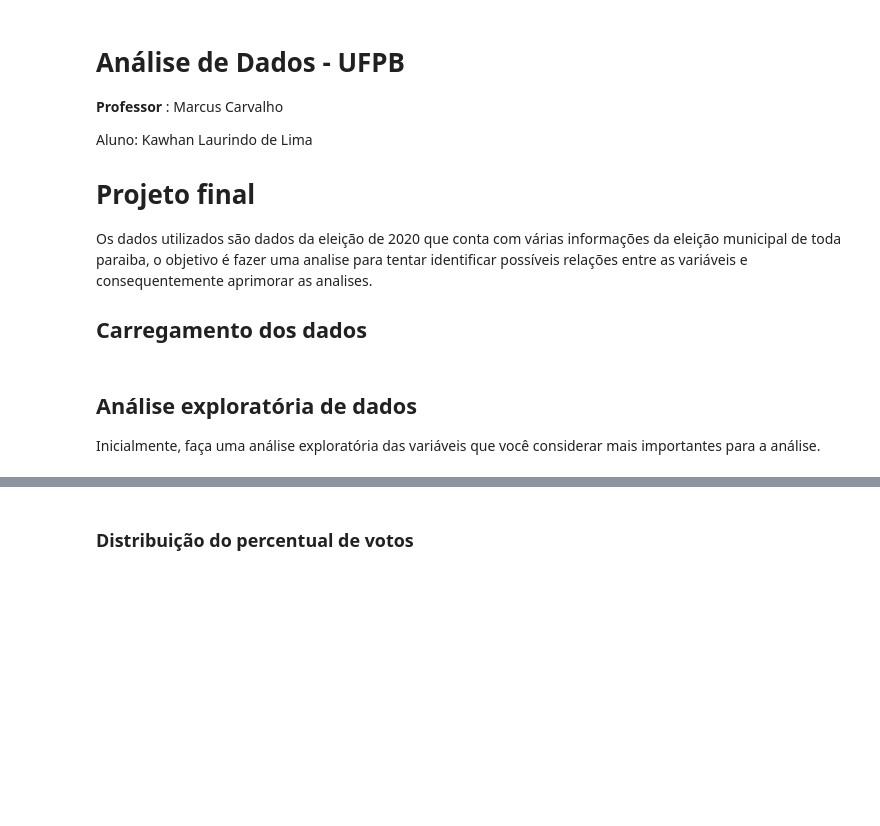
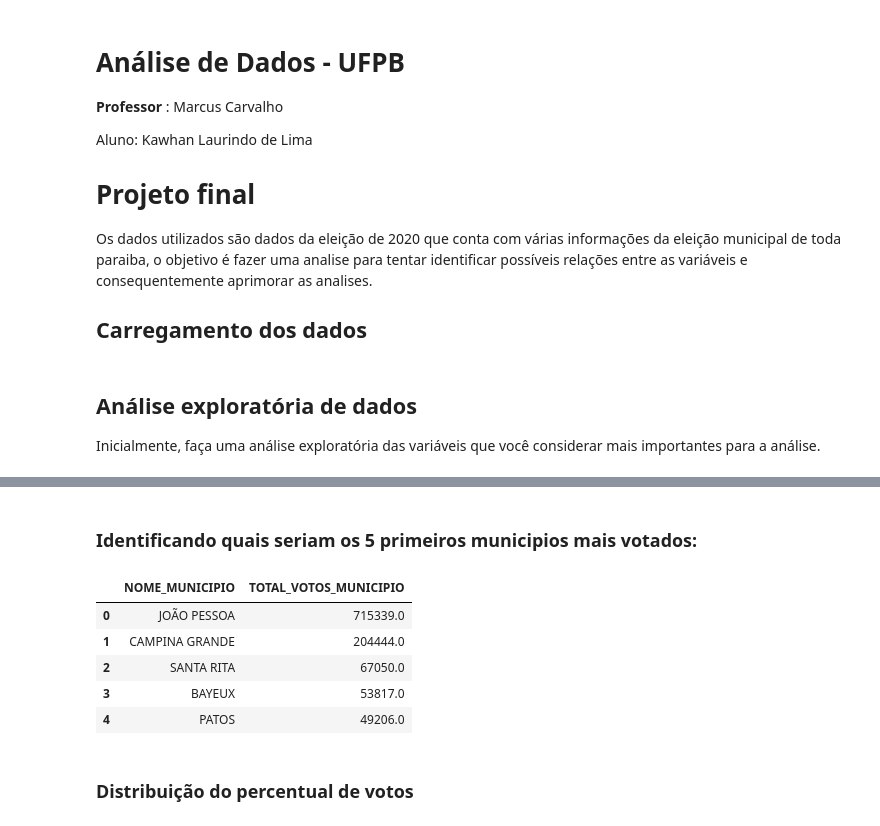
Before and after one commit to Kawhan/final_data_project, a Jupyter notebook: relatorio.ipynb, the cells around one changed output, grey strips where cells are left out. Saved outputs shown, nothing was run; the diff lists cells and outputs as text; code cells hidden in the pictures; blank space fills up the shorter version.

```diff
--- a/relatorio.ipynb
+++ b/relatorio.ipynb
@@ -72,3 +85,16 @@ eleicao['PERCENTUAL_VOTOS'] = (eleicao['QT_VOTOS'] / total_votos_eleicao) * 100
+# %% [markdown]
+### Identificando quais seriam os 5 primeiros municipios mais votados:
+# %%
+cinco_primeiros_municipios = eleicao.groupby('NOME_MUNICIPIO')['TOTAL_VOTOS_MUNICIPIO'].max().nlargest(5).reset_index()
+
+cinco_primeiros_municipios
+# %% [output]
+|  | NOME_MUNICIPIO | TOTAL_VOTOS_MUNICIPIO |
+| 0 | JOÃO PESSOA | 715339.0 |
+| 1 | CAMPINA GRANDE | 204444.0 |
+| 2 | SANTA RITA | 67050.0 |
+| 3 | BAYEUX | 53817.0 |
+| 4 | PATOS | 49206.0 |
 # %% [markdown]
 ### Distribuição do percentual de votos
 # %%
```
Also changed, not shown: parts of 20 cells of this notebook, 3 other files.
